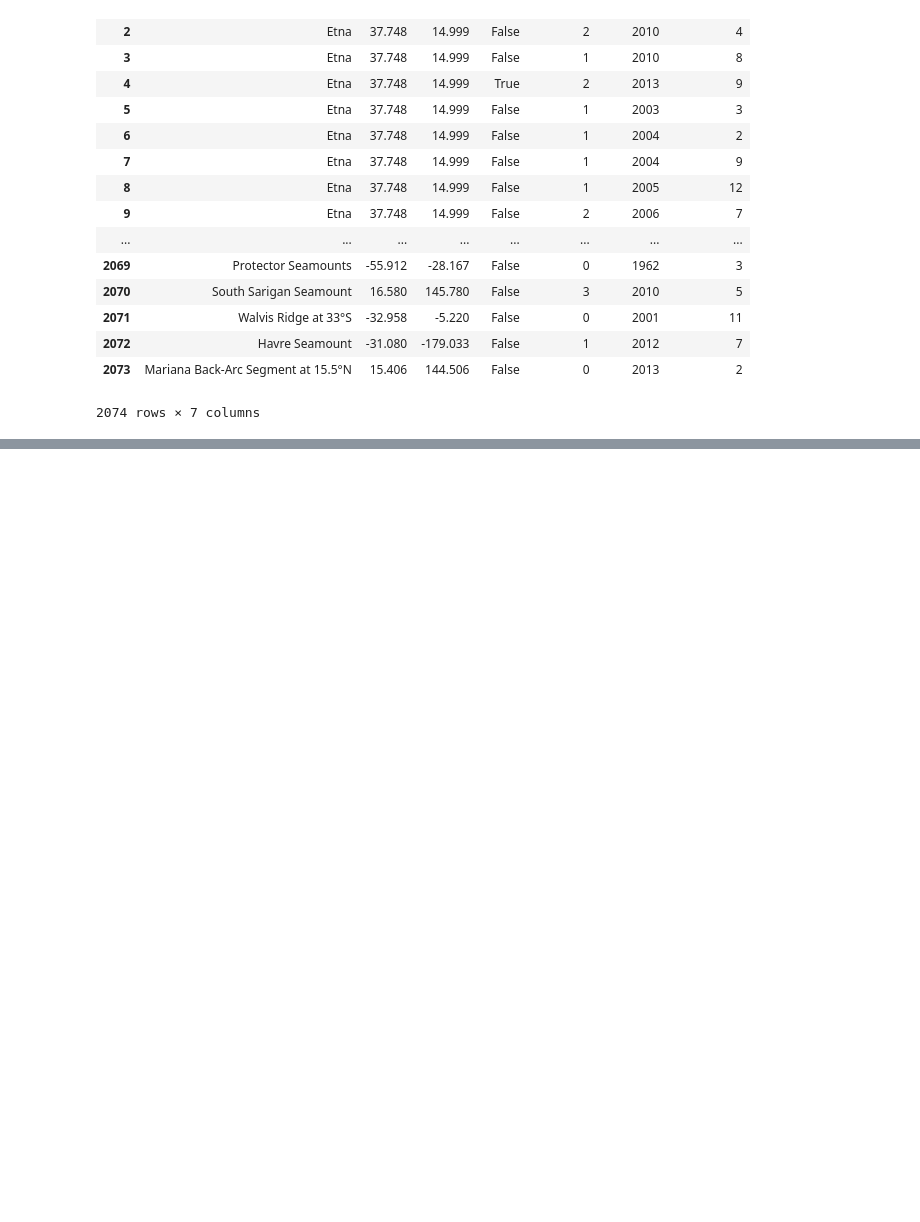
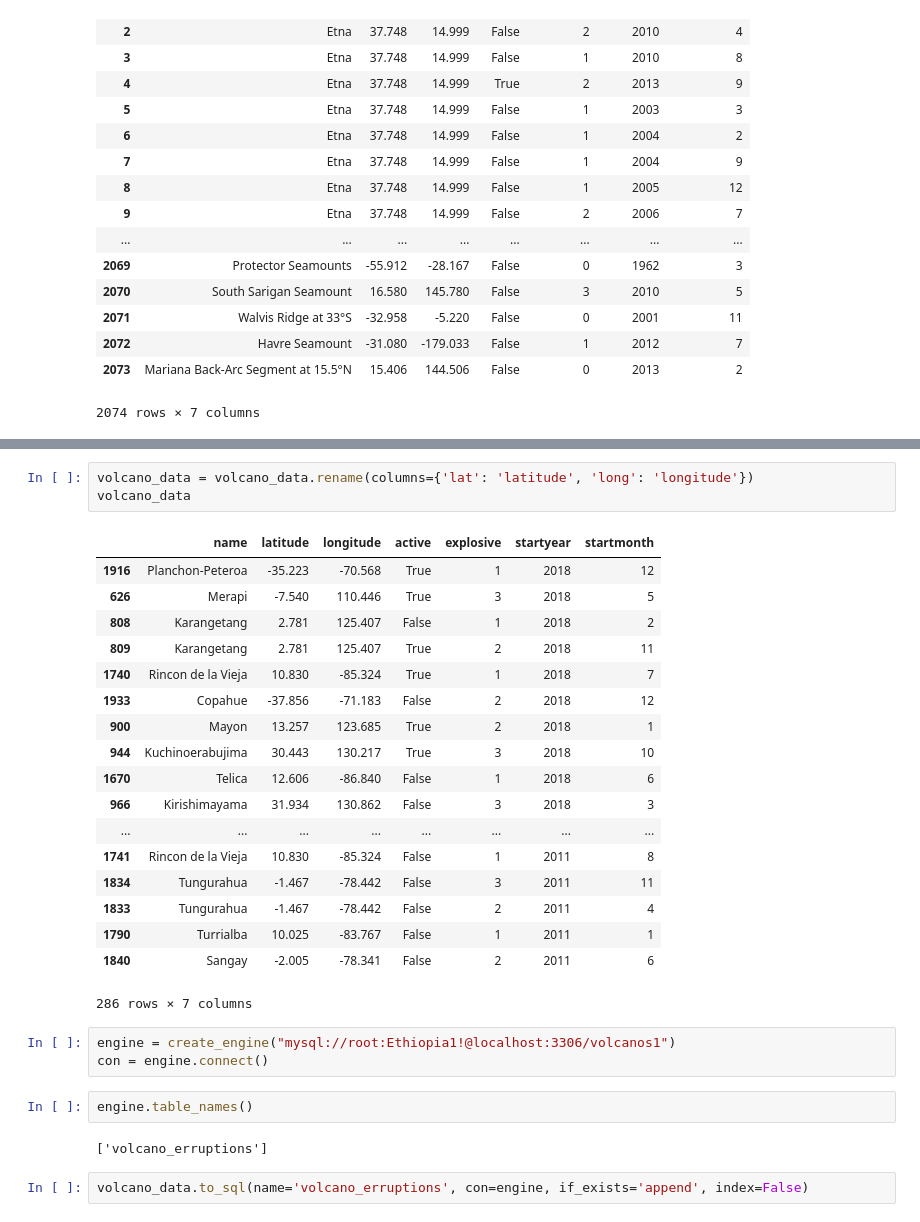
Before and after one commit to CamillaBahr/Project-2, a Jupyter notebook: Initial-Volcano-Notebook.ipynb, the cells around one changed output, grey strips where cells are left out. Saved outputs shown, nothing was run; the diff lists cells and outputs as text; blank space fills up the shorter version.

```diff
--- a/Initial-Volcano-Notebook.ipynb
+++ b/Initial-Volcano-Notebook.ipynb
@@ -82,0 +135,31 @@ volcano_data
+# %%
+volcano_data = volcano_data.rename(columns={'lat': 'latitude', 'long': 'longitude'})
+volcano_data
+# %% [output]
+|  | name | latitude | longitude | active | explosive | startyear | startmonth |
+| 1916 | Planchon-Peteroa | -35.223 | -70.568 | True | 1 | 2018 | 12 |
+| 626 | Merapi | -7.540 | 110.446 | True | 3 | 2018 | 5 |
+| 808 | Karangetang | 2.781 | 125.407 | False | 1 | 2018 | 2 |
+| 809 | Karangetang | 2.781 | 125.407 | True | 2 | 2018 | 11 |
+| 1740 | Rincon de la Vieja | 10.830 | -85.324 | True | 1 | 2018 | 7 |
+| 1933 | Copahue | -37.856 | -71.183 | False | 2 | 2018 | 12 |
+| 900 | Mayon | 13.257 | 123.685 | True | 2 | 2018 | 1 |
+| 944 | Kuchinoerabujima | 30.443 | 130.217 | True | 3 | 2018 | 10 |
+| 1670 | Telica | 12.606 | -86.840 | False | 1 | 2018 | 6 |
+| 966 | Kirishimayama | 31.934 | 130.862 | False | 3 | 2018 | 3 |
+| ... | ... | ... | ... | ... | ... | ... | ... |
+| 1741 | Rincon de la Vieja | 10.830 | -85.324 | False | 1 | 2011 | 8 |
+| 1834 | Tungurahua | -1.467 | -78.442 | False | 3 | 2011 | 11 |
+| 1833 | Tungurahua | -1.467 | -78.442 | False | 2 | 2011 | 4 |
+| 1790 | Turrialba | 10.025 | -83.767 | False | 1 | 2011 | 1 |
+| 1840 | Sangay | -2.005 | -78.341 | False | 2 | 2011 | 6 |
+286 rows × 7 columns
+# %%
+engine = create_engine("mysql://root:Ethiopia1!@localhost:3306/volcanos1")
+con = engine.connect()
+# %%
+engine.table_names()
+# %% [output]
+['volcano_erruptions']
+# %%
+volcano_data.to_sql(name='volcano_erruptions', con=engine, if_exists='append', index=False)
```
Also changed, not shown: parts of 6 cells of this notebook.
